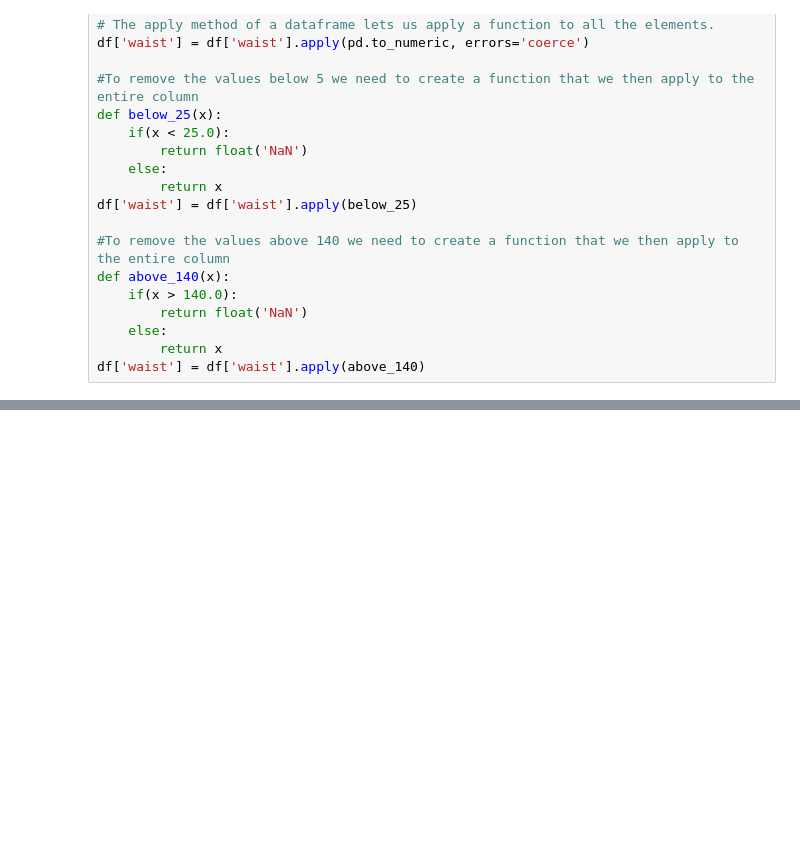
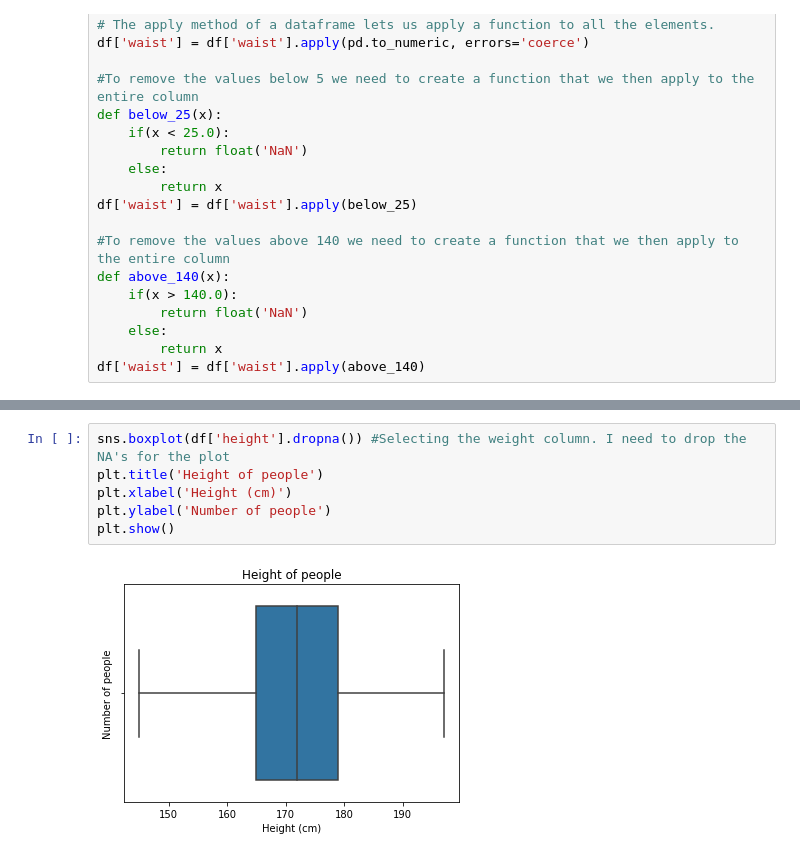
Before and after one commit to LotteMeijer2804/FML_Lotte_Meijer, a Jupyter notebook: assignment_1.ipynb, the cells around one changed output, grey strips where cells are left out. Cells and saved outputs as stored; diff of their text form; blank space fills up the shorter version.

```diff
--- a/assignment_1.ipynb
+++ b/assignment_1.ipynb
@@ -92,0 +113,8 @@ plt.show()
+# %%
+sns.boxplot(df['height'].dropna()) #Selecting the weight column. I need to drop the NA's for the plot
+plt.title('Height of people')
+plt.xlabel('Height (cm)')
+plt.ylabel('Number of people')
+plt.show()
+# %% [output]
+[figure, added]
```
Also changed, not shown: parts of 5 cells of this notebook.
